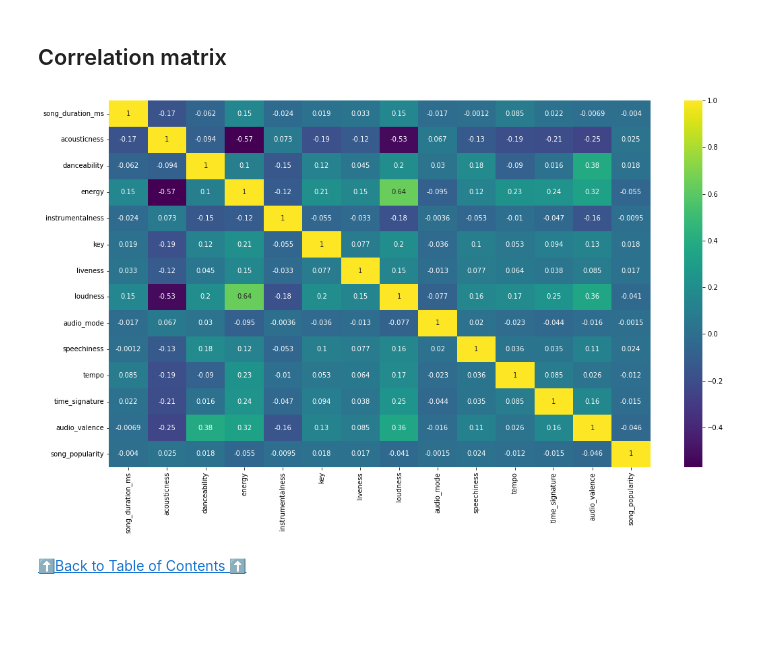
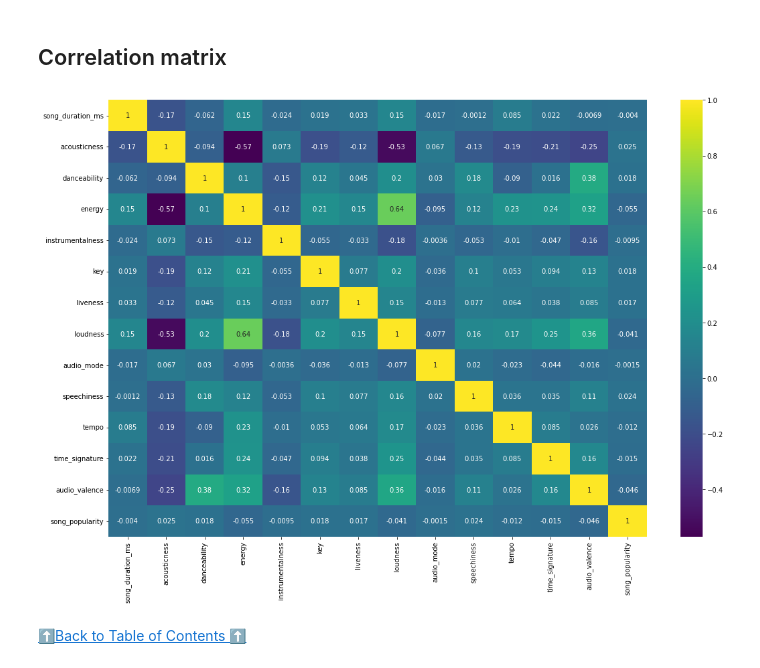
Before and after one commit to sanskar-hasija/kaggle, a Jupyter notebook: song-popularity-prediction-eda-modeling.ipynb, the cells around one changed output. Drawn from its saved outputs; the diff is of its cells as text; code cells hidden in the pictures; blank space fills up the shorter version.

```diff
--- a/song-popularity-prediction-eda-modeling.ipynb
+++ b/song-popularity-prediction-eda-modeling.ipynb
@@ -442,11 +437,11 @@ Percentage of song_popularity = 1: 36.44 %
 <a id="4.6"></a>
 ## Correlation matrix
 # %%
-plt.rcParams["figure.figsize"] = (18,10)
+plt.rcParams["figure.figsize"] = (18,12)
 dataplot = sns.heatmap(train.corr(), cmap="viridis", annot=True)
 plt.show()
 # %% [output]
-[figure, old version]
+[figure, new version]
 # %% [markdown]
 <a href="#toc" role="button" aria-pressed="true" >⬆️Back to Table of Contents ⬆️</a>
 # %% [markdown]
```
Also changed, not shown: parts of 6 cells of this notebook.
